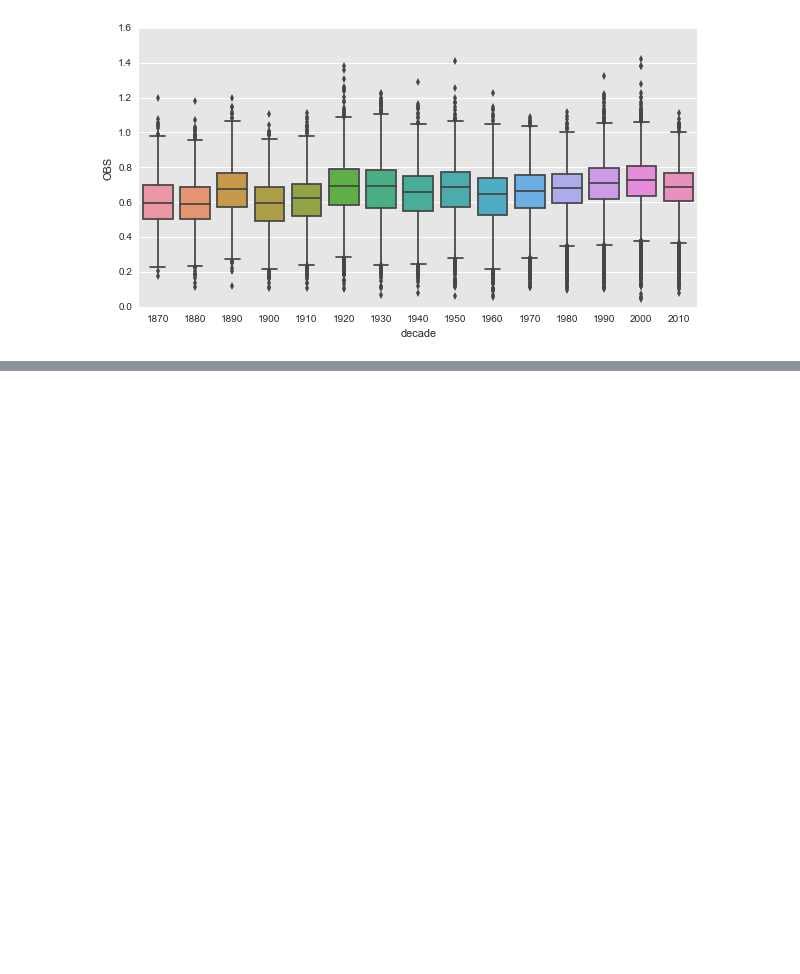
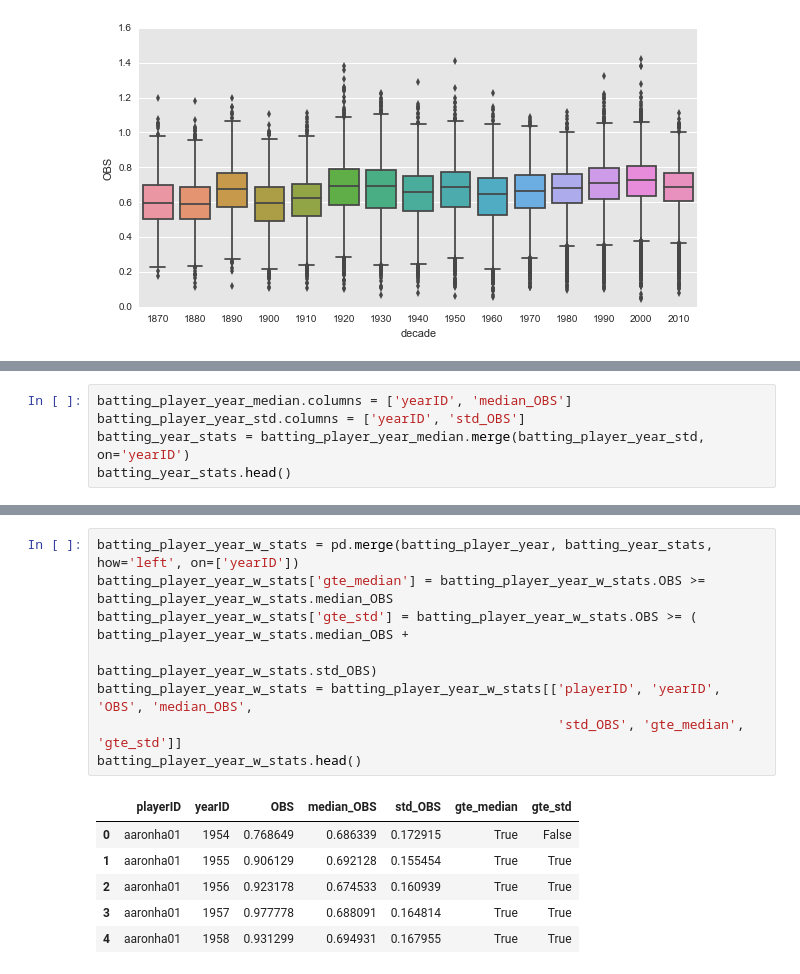
Before and after one commit to kenEldridge/baseball, a Jupyter notebook: baseball.ipynb, the cells around one changed output, grey strips where cells are left out. Saved outputs shown, nothing was run; the diff lists cells and outputs as text; blank space fills up the shorter version.

Commit message:
added OBS stats

```diff
--- a/baseball.ipynb
+++ b/baseball.ipynb
@@ -547,0 +577,5 @@ sns.boxplot(x="decade", y="OBS", data=batting_player_year)
+# %%
+batting_player_year_median.columns = ['yearID', 'median_OBS']
+batting_player_year_std.columns = ['yearID', 'std_OBS']
+batting_year_stats = batting_player_year_median.merge(batting_player_year_std, on='yearID')
+batting_year_stats.head()
@@ -547,0 +589,15 @@ sns.boxplot(x="decade", y="OBS", data=batting_player_year)
+# %%
+batting_player_year_w_stats = pd.merge(batting_player_year, batting_year_stats, how='left', on=['yearID'])
+batting_player_year_w_stats['gte_median'] = batting_player_year_w_stats.OBS >= batting_player_year_w_stats.median_OBS
+batting_player_year_w_stats['gte_std'] = batting_player_year_w_stats.OBS >= ( batting_player_year_w_stats.median_OBS +
+                                                                             batting_player_year_w_stats.std_OBS)
+batting_player_year_w_stats = batting_player_year_w_stats[['playerID', 'yearID', 'OBS', 'median_OBS',
+                                                           'std_OBS', 'gte_median', 'gte_std']]
+batting_player_year_w_stats.head()
+# %% [output]
+|  | playerID | yearID | OBS | median_OBS | std_OBS | gte_median | gte_std |
+| 0 | aaronha01 | 1954 | 0.768649 | 0.686339 | 0.172915 | True | False |
+| 1 | aaronha01 | 1955 | 0.906129 | 0.692128 | 0.155454 | True | True |
+| 2 | aaronha01 | 1956 | 0.923178 | 0.674533 | 0.160939 | True | True |
+| 3 | aaronha01 | 1957 | 0.977778 | 0.688091 | 0.164814 | True | True |
+| 4 | aaronha01 | 1958 | 0.931299 | 0.694931 | 0.167955 | True | True |
```
Also changed, not shown: parts of 7 cells of this notebook.
